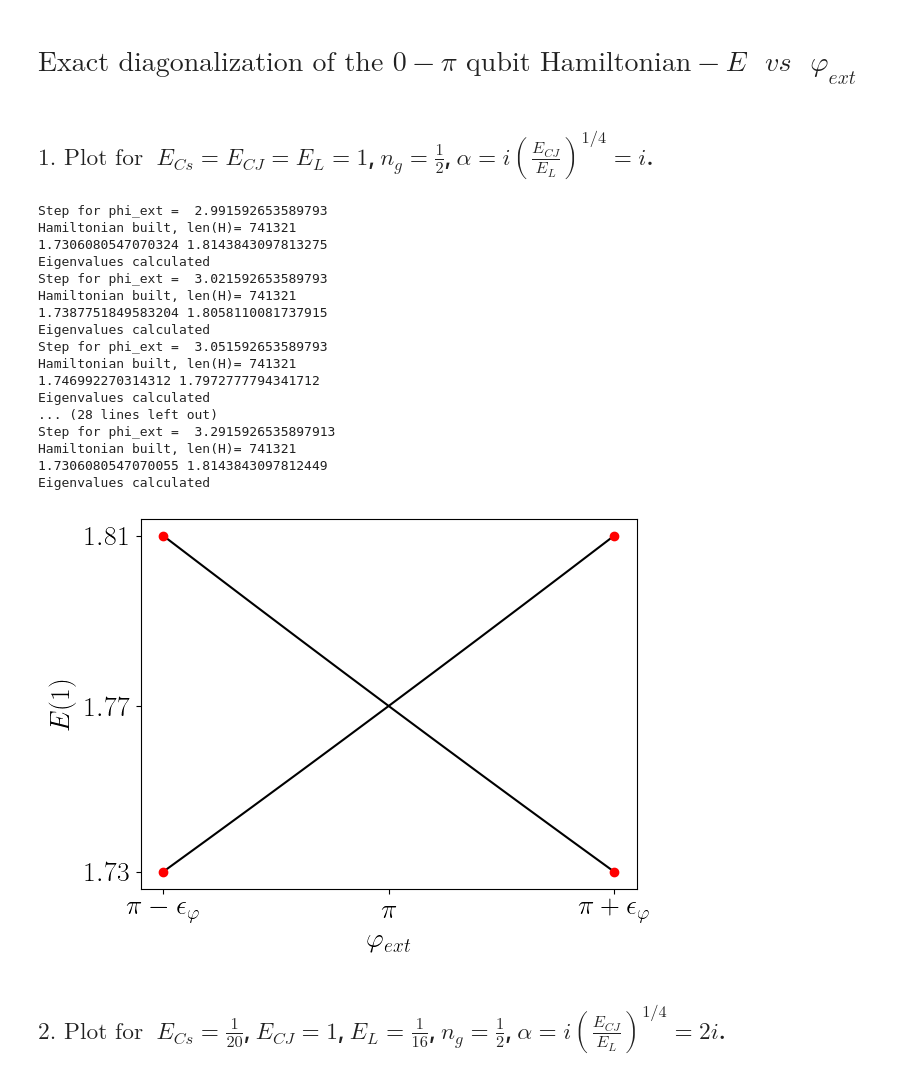
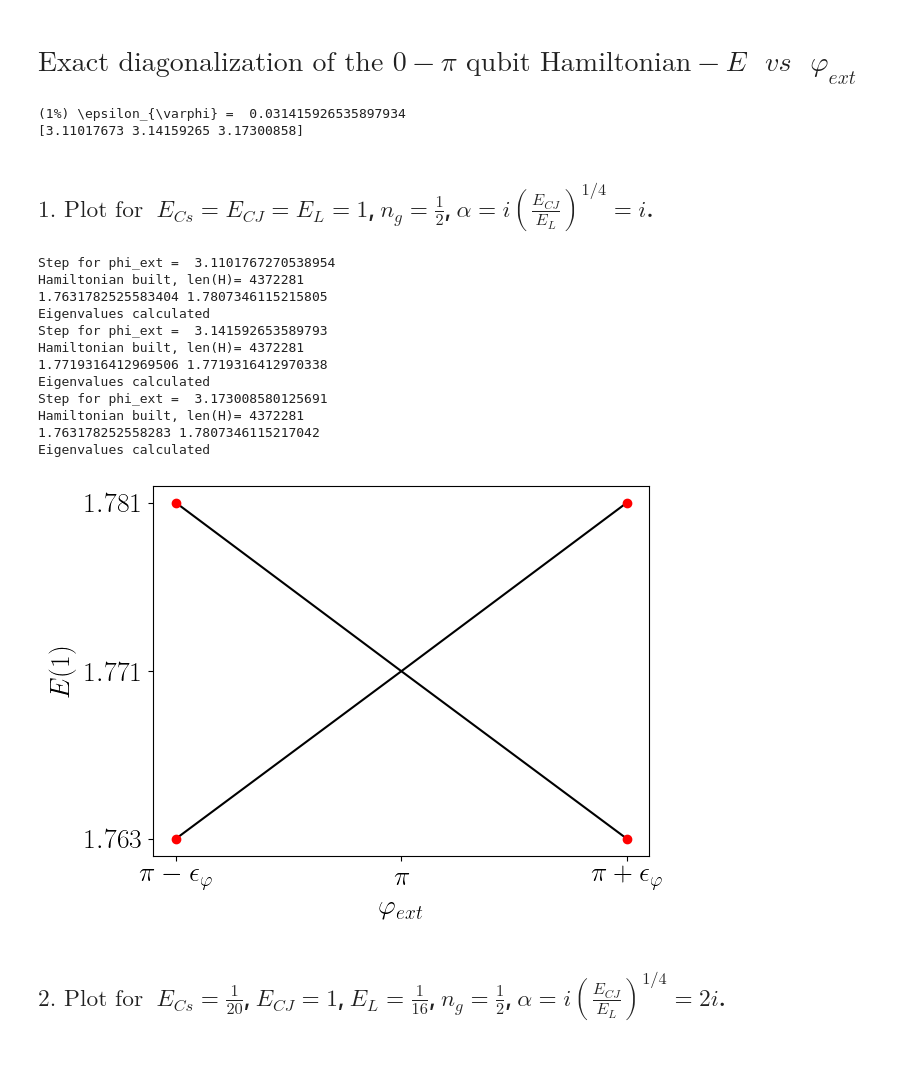
Before and after one commit to Jmalcrow/TFM, a Jupyter notebook: 0pi_Exactdiag_Fig16&18_phiext-MOD for 3!!!.ipynb, the cells around one changed output. Cells and saved outputs as stored; diff of their text form; code cells hidden in the pictures.

```diff
--- a/0pi_Exactdiag_Fig16&18_phiext-MOD for 3!!!.ipynb
+++ b/0pi_Exactdiag_Fig16&18_phiext-MOD for 3!!!.ipynb
@@ -19,7 +19,7 @@ plt.rcParams['text.usetex']=True
 
 # For phi
 
-N=20
+N=50
 a_phi=np.diag(np.sqrt(np.arange(1, N+1)), 1)
 ad_phi=np.diag(np.sqrt(np.arange(1, N+1)), -1)
 N_phi=ad_phi@a_phi
@@ -50,12 +50,18 @@ E_J_2=(1.0/5.0)
 alpha2=(1j*(E_Cj_2/E_L_2)**(1.0/4.0))
 
 # For calculations
+a=np.pi-(np.pi*0.01)
+b=np.pi+(np.pi*0.01 + 0.001)
+phi_ext=np.arange(a,b,(0.01*np.pi))
+print(r"(1%) \epsilon_{\varphi} = ",(0.01*np.pi))
+epsilon_phi=(0.01*np.pi)
+print(phi_ext)
 
-a=np.pi-0.15
-b=np.pi+0.16
-phi_ext=np.arange(a,b,0.03) #0.06
 Energies=[]
 Energies2=[]
+# %% [output]
+(1%) \epsilon_{\varphi} =  0.031415926535897934
+[3.11017673 3.14159265 3.17300858]
 # %%
 # Construction of the 0-pi Hamiltonian
 
@@ -97,41 +103,36 @@ for phi1 in phi_ext:
     print("Eigenvalues calculated")
     Energies.append(vals)
 # %% [output]
-Step for phi_ext =  2.991592653589793
-Hamiltonian built, len(H)= 741321
-1.7306080547070324 1.8143843097813275
+Step for phi_ext =  3.1101767270538954
+Hamiltonian built, len(H)= 4372281
+1.7631782525583404 1.7807346115215805
 Eigenvalues calculated
-Step for phi_ext =  3.021592653589793
-Hamiltonian built, len(H)= 741321
-1.7387751849583204 1.8058110081737915
+Step for phi_ext =  3.141592653589793
+Hamiltonian built, len(H)= 4372281
+1.7719316412969506 1.7719316412970338
 Eigenvalues calculated
-Step for phi_ext =  3.051592653589793
-Hamiltonian built, len(H)= 741321
-1.746992270314312 1.7972777794341712
+Step for phi_ext =  3.173008580125691
+Hamiltonian built, len(H)= 4372281
+1.763178252558283 1.7807346115217042
 Eigenvalues calculated
-... (28 lines left out)
-Step for phi_ext =  3.2915926535897913
-Hamiltonian built, len(H)= 741321
-1.7306080547070055 1.8143843097812449
-Eigenvalues calculated
 # %%
 #Plot 1
 #Energiesphi = np.array(Energies)
 #np.save('Energiesphi.npy', Energiesphi)
 plt.plot(phi_ext,Energies,c="k")
-plt.plot(2.991592653589793,1.730608054707133, 'ro')
-plt.plot(2.991592653589793,1.8143843097813455, 'ro')
-plt.plot(3.2915926535897913,1.7306080547069431 , 'ro')
-plt.plot(3.2915926535897913,1.8143843097812717, 'ro')
+plt.plot(np.pi-epsilon_phi,1.763178252558451, 'ro')
+plt.plot(np.pi-epsilon_phi,1.780734611521542, 'ro')
+plt.plot(np.pi+epsilon_phi,1.763178252558451 , 'ro')
+plt.plot(np.pi+epsilon_phi,1.780734611521542, 'ro')
 #plt.ylim(1.5,4.2)
 plt.xlabel(r'$\varphi_{ext}$')
 plt.ylabel('$E (1)$', labelpad=7.0)
-plt.xticks([np.pi-0.15,np.pi,np.pi+0.15],[r"$\pi-\epsilon_{\varphi}$",r"$\pi$",r"$\pi+\epsilon_{\varphi}$"])
-plt.yticks([1.7306080547068754,1.7719316405394376,1.8143843097812224],[r"$1.73$",r"$1.77$",r"$1.81$"])
+plt.xticks([np.pi-epsilon_phi,np.pi,np.pi+epsilon_phi],[r"$\pi-\epsilon_{\varphi}$",r"$\pi$",r"$\pi+\epsilon_{\varphi}$"])
+plt.yticks([1.763178252558451,1.7719316405394376,1.780734611521542],[r"$1.763$",r"$1.771$",r"$1.781$"])
 #plt.savefig('Energies_vs_phiext_M50N125_INTNO2.pdf')
 plt.show()
 # %% [output]
-[figure, old version]
+[figure, new version]
 # %% [markdown]
 ## $\text{2. Plot for }$ $E_{Cs} = \frac{1}{20}$, $E_{CJ} = 1$, $E_L = \frac{1}{16}$, $n_g = \frac{1}{2}$, $\alpha = i \left(\frac{E_{CJ}}{E_L}\right)^{1/4} = 2i$.
 # %%
```
Also changed, not shown: parts of 2 cells of this notebook, 2 other files.
